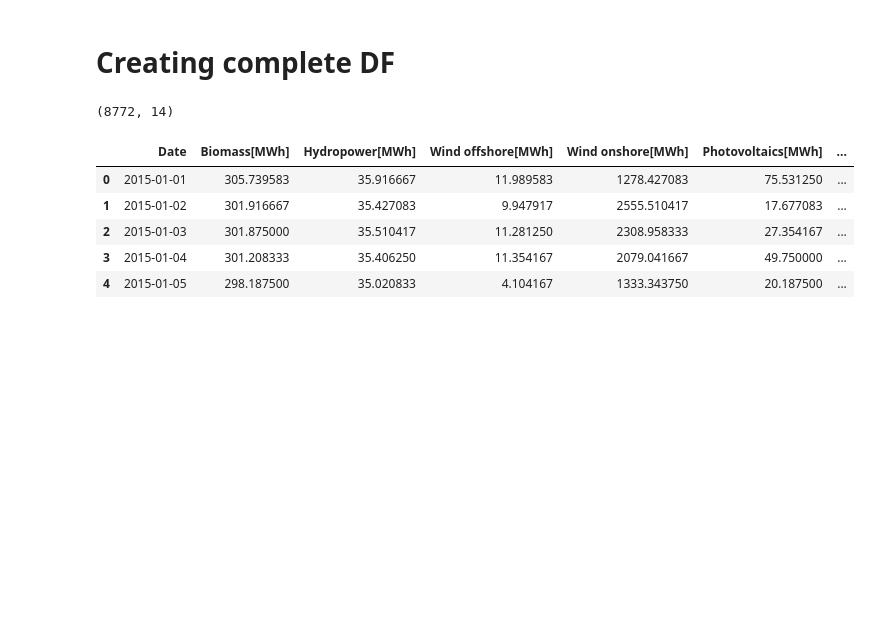
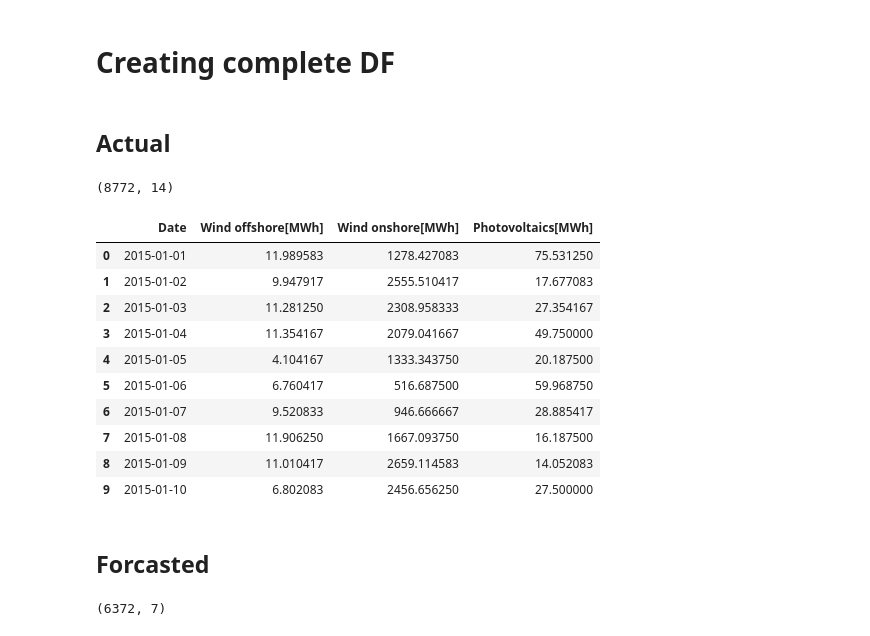
Before and after one commit to HaukeFock/predict_energy_generation, a Jupyter notebook: notebooks/rodrigo_gathering_data.ipynb, the cells around one changed output. Cells and saved outputs as stored; diff of their text form; code cells hidden in the pictures; blank space fills up the shorter version.

Commit message:
finished gathering forcasted and capacity data

```diff
--- a/notebooks/rodrigo_gathering_data.ipynb
+++ b/notebooks/rodrigo_gathering_data.ipynb
@@ -128,5 +258,7 @@ for df in dataframes.keys():
 # %% [markdown]
 # Creating complete DF
+# %% [markdown]
+## Actual
 # %%
 df_deutschland = pd.DataFrame()
 
@@ -138,11 +270,28 @@ df_deutschland.shape
 # %% [output]
 (8772, 14)
 # %%
-df_deutschland.head()
+df_deutschland[['Date', 'Wind offshore[MWh]', 'Wind onshore[MWh]', 'Photovoltaics[MWh]']].head(10)
 # %% [output]
-|  | Date | Biomass[MWh] | Hydropower[MWh] | Wind offshore[MWh] | Wind onshore[MWh] | Photovoltaics[MWh] | ... |
-| 0 | 2015-01-01 | 305.739583 | 35.916667 | 11.989583 | 1278.427083 | 75.531250 | ... |
-| 1 | 2015-01-02 | 301.916667 | 35.427083 | 9.947917 | 2555.510417 | 17.677083 | ... |
-| 2 | 2015-01-03 | 301.875000 | 35.510417 | 11.281250 | 2308.958333 | 27.354167 | ... |
-| 3 | 2015-01-04 | 301.208333 | 35.406250 | 11.354167 | 2079.041667 | 49.750000 | ... |
-| 4 | 2015-01-05 | 298.187500 | 35.020833 | 4.104167 | 1333.343750 | 20.187500 | ... |
+|  | Date | Wind offshore[MWh] | Wind onshore[MWh] | Photovoltaics[MWh] |
+| 0 | 2015-01-01 | 11.989583 | 1278.427083 | 75.531250 |
+| 1 | 2015-01-02 | 9.947917 | 2555.510417 | 17.677083 |
+| 2 | 2015-01-03 | 11.281250 | 2308.958333 | 27.354167 |
+| 3 | 2015-01-04 | 11.354167 | 2079.041667 | 49.750000 |
+| 4 | 2015-01-05 | 4.104167 | 1333.343750 | 20.187500 |
+| 5 | 2015-01-06 | 6.760417 | 516.687500 | 59.968750 |
+| 6 | 2015-01-07 | 9.520833 | 946.666667 | 28.885417 |
+| 7 | 2015-01-08 | 11.906250 | 1667.093750 | 16.187500 |
+| 8 | 2015-01-09 | 11.010417 | 2659.114583 | 14.052083 |
+| 9 | 2015-01-10 | 6.802083 | 2456.656250 | 27.500000 |
+# %% [markdown]
+## Forcasted
+# %%
+df_deutschland_forecasted = pd.DataFrame()
+
+for df, company in zip(forecasted_dataframes.keys(), companies):
+        exec(f"{df}['region'] = company")
+        exec(f"df_deutschland_forecasted = df_deutschland_forecasted.append({df}, ignore_index=True)")
+
+df_deutschland_forecasted.shape
+# %% [output]
+(6372, 7)
```
Also changed, not shown: parts of 36 cells of this notebook.
